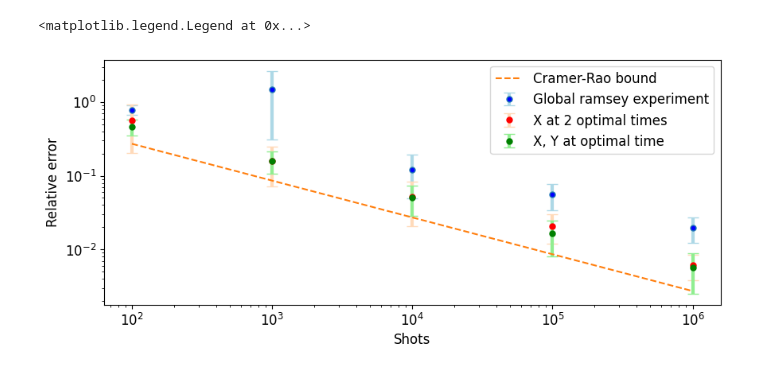
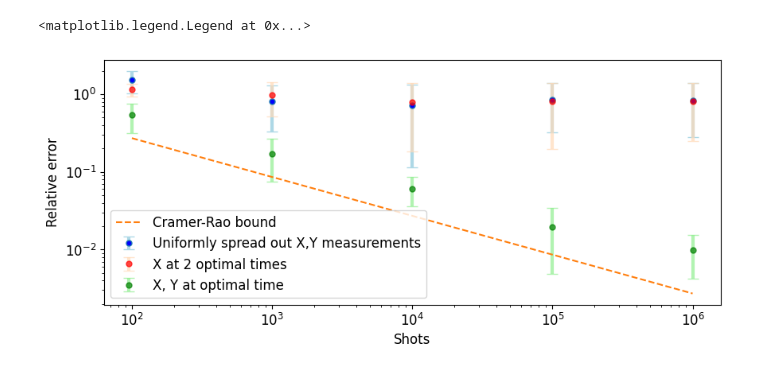
Before and after one commit to Davidkatom/Crosstalk, a Jupyter notebook: Comparisons/error_vs_shots.ipynb, the cells around one changed output. Saved outputs shown, nothing was run; the diff lists cells and outputs as text; code cells hidden in the pictures.

```diff
--- a/Comparisons/error_vs_shots.ipynb
+++ b/Comparisons/error_vs_shots.ipynb
@@ -6,7 +6,7 @@ import numpy as np
 from tqdm import tqdm
 import random
 
-T = 6*np.pi
+T = np.pi
 uni_delay = np.linspace(0, T, 40)
 # shots = np.arange(500, 20000, 2000)
 shots= np.logspace(2,6,num=6-2+1,base=10,dtype='int')
@@ -17,6 +17,11 @@ n = 1
 delay = [1]
 fisher_delay = [0.44,1.78]
 
+#for non-optimal times
+# delay = [random.random()]
+# fisher_delay = [random.random(),random.random()]
+# fisher_delay.sort()
+
 repetitions = 5
 W = [1]*n
 Decay = [1]*n
@@ -25,9 +30,9 @@ for rep in range(repetitions):
     rep_error_fisher = []
     rep_error_local = []
     rep_error_uniform = []
-    # W = [random.gauss(0, 3) for _ in range(n)]
-    # Decay = [random.gauss(3, 1) for _ in range(n)]
-    # J = [random.gauss(0, 3) for _ in range(n - 1)]
+    W = [random.gauss(0, 1) for _ in range(n)]
+    Decay = [random.gauss(1, 0.5) for _ in range(n)]
+    J = [random.gauss(0, 1) for _ in range(n - 1)]
     for s in tqdm(shots, desc=f"Repetition {rep}"):
         # batch_x, batch_y = Ramsey_ExperimentV2.ramsey_global(n, s, delay, Decay, W, J)
         batch_x_det, batch_y_det, batch_x_cross, batch_y_cross = Ramsey_ExperimentV2.ramsey_local(n, s, delay, Decay,
@@ -69,33 +74,33 @@ errors_uniform_std = [np.std(np.array(errors_uniform_reshaped[i])) for i in rang
 # %%
 import matplotlib.pyplot as plt
 
 # plt.plot(shots, errors_global_median, '-^', label='Global')
 # plt.plot(shots, errors_local_median, '-^', label='Local')
 # plt.plot(shots, errors_fisher_median, '-^', label='Fisher')
 # plt.plot(shots, errors_uniform_median, '-^', label='Uniform')
 # plt.errorbar(shots, errors_fisher_median, yerr=errors_fisher_std, fmt='none', ecolor='red')
 # plt.errorbar(shots, errors_local_median, yerr=errors_local_std, fmt='none', ecolor='black')
 
 plt.figure(figsize=(10, 4))  # Adjust the figure size to make the plot longer
-plt.errorbar(shots, errors_uniform_median, yerr=errors_uniform_std, fmt='o', capsize=5, ecolor='lightblue', elinewidth=3, markerfacecolor='blue', markersize=5, label='Global ramsey experiment')
-plt.errorbar(shots, errors_fisher_median, yerr=errors_fisher_std, fmt='o', capsize=5, ecolor='peachpuff', elinewidth=3, color='red', markersize=5, label='X at 2 optimal times')
-plt.errorbar(shots, errors_local_median, yerr=errors_local_std, fmt='o', capsize=5, ecolor='lightgreen', elinewidth=3, color='green', markersize=5, label='X, Y at optimal time')
+plt.errorbar(shots, errors_uniform_median, yerr=errors_uniform_std, fmt='o', capsize=5, ecolor='lightblue', elinewidth=3, markerfacecolor='blue', markersize=5, label='Uniformly spread out X,Y measurements')
+plt.errorbar(shots, errors_fisher_median, yerr=errors_fisher_std, fmt='o', capsize=5, ecolor='peachpuff', elinewidth=3, color='red', markersize=5, label='X at 2 optimal times', alpha=0.7)
+plt.errorbar(shots, errors_local_median, yerr=errors_local_std, fmt='o', capsize=5, ecolor='lightgreen', elinewidth=3, color='green', markersize=5, label='X, Y at optimal time', alpha=0.7)
 #
 
 # plt.title(f'Error vs shots W={W} Decay={Decay} ')
 # plt.title(f'{n} qubits')
-plt.plot(shots, np.e\ / np.sqrt(shots), '--', label='Cramer-Rao bound')
+plt.plot(shots, np.e/ np.sqrt(shots), '--', label='Cramer-Rao bound')
 plt.xlabel('Shots')
 plt.ylabel('Relative error')
 plt.yscale('log')
 plt.xscale('log')
 # plt.grid()
 
 plt.rcParams['lines.markersize'] = 10
 # Example size for markers
 plt.rcParams['font.size'] = 12         # Example size for font
 
 plt.legend()
 # %% [output]
 <matplotlib.legend.Legend at 0x...>
-[figure, old version]
+[figure, new version]
```
Also changed, not shown: 6 other files.
